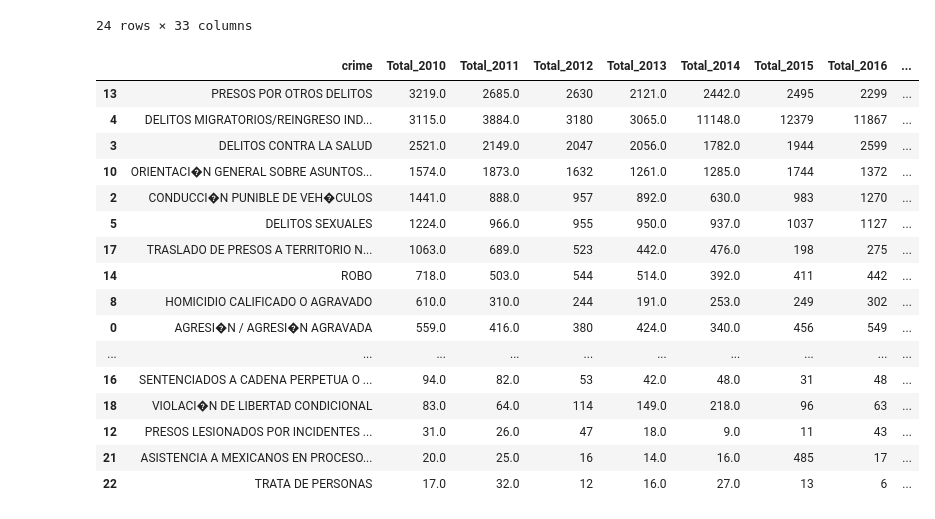
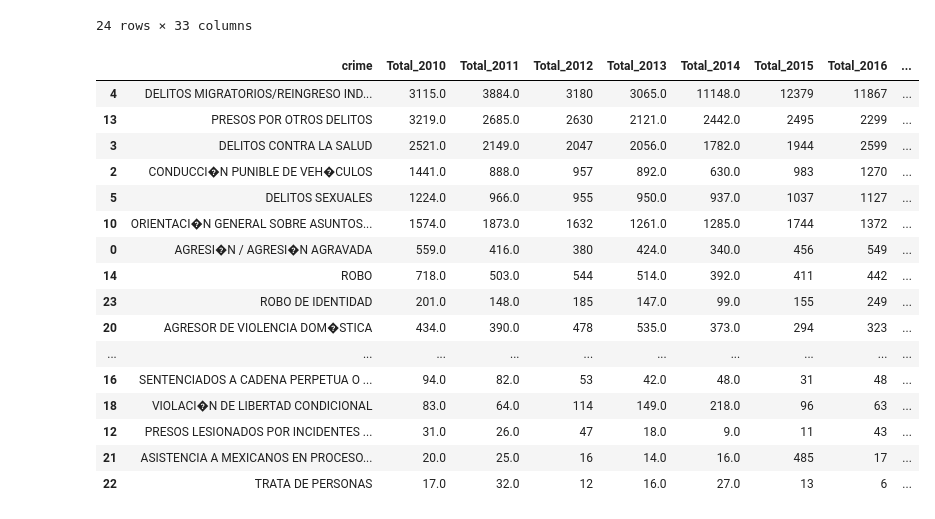
Before and after one commit to dbaptistr/data-studio, a Jupyter notebook: 02-project/Mexican crime abroad.ipynb, the cells around one changed output. Drawn from its saved outputs; the diff is of its cells as text; code cells hidden in the pictures.

```diff
--- a/02-project/Mexican crime abroad.ipynb
+++ b/02-project/Mexican crime abroad.ipynb
@@ -174,20 +174,20 @@ df.sort_values(by='Total_2010', ascending=False)
 # %%
 new_df = df[['crime','Total_2010', 'Total_2011', 'Total_2012', 'Total_2013', 'Total_2014', 'Total_2015', 'Total_2016', 'Total_2017']].copy()
 # %%
-new_df = new_df.sort_values(by='Total_2010', ascending=False)
+new_df = new_df.sort_values(by='Total_2017', ascending=False)
 new_df
 # %% [output]
 |  | crime | Total_2010 | Total_2011 | Total_2012 | Total_2013 | Total_2014 | Total_2015 | Total_2016 | ... |
+| 4 | DELITOS MIGRATORIOS/REINGRESO IND... | 3115.0 | 3884.0 | 3180 | 3065.0 | 11148.0 | 12379 | 11867 | ... |
 | 13 | PRESOS POR OTROS DELITOS | 3219.0 | 2685.0 | 2630 | 2121.0 | 2442.0 | 2495 | 2299 | ... |
-| 4 | DELITOS MIGRATORIOS/REINGRESO IND... | 3115.0 | 3884.0 | 3180 | 3065.0 | 11148.0 | 12379 | 11867 | ... |
 | 3 | DELITOS CONTRA LA SALUD | 2521.0 | 2149.0 | 2047 | 2056.0 | 1782.0 | 1944 | 2599 | ... |
-| 10 | ORIENTACI�N GENERAL SOBRE ASUNTOS... | 1574.0 | 1873.0 | 1632 | 1261.0 | 1285.0 | 1744 | 1372 | ... |
 | 2 | CONDUCCI�N PUNIBLE DE VEH�CULOS | 1441.0 | 888.0 | 957 | 892.0 | 630.0 | 983 | 1270 | ... |
 | 5 | DELITOS SEXUALES | 1224.0 | 966.0 | 955 | 950.0 | 937.0 | 1037 | 1127 | ... |
-| 17 | TRASLADO DE PRESOS A TERRITORIO N... | 1063.0 | 689.0 | 523 | 442.0 | 476.0 | 198 | 275 | ... |
+| 10 | ORIENTACI�N GENERAL SOBRE ASUNTOS... | 1574.0 | 1873.0 | 1632 | 1261.0 | 1285.0 | 1744 | 1372 | ... |
+| 0 | AGRESI�N / AGRESI�N AGRAVADA | 559.0 | 416.0 | 380 | 424.0 | 340.0 | 456 | 549 | ... |
 | 14 | ROBO | 718.0 | 503.0 | 544 | 514.0 | 392.0 | 411 | 442 | ... |
-| 8 | HOMICIDIO CALIFICADO O AGRAVADO | 610.0 | 310.0 | 244 | 191.0 | 253.0 | 249 | 302 | ... |
-| 0 | AGRESI�N / AGRESI�N AGRAVADA | 559.0 | 416.0 | 380 | 424.0 | 340.0 | 456 | 549 | ... |
+| 23 | ROBO DE IDENTIDAD | 201.0 | 148.0 | 185 | 147.0 | 99.0 | 155 | 249 | ... |
+| 20 | AGRESOR DE VIOLENCIA DOM�STICA | 434.0 | 390.0 | 478 | 535.0 | 373.0 | 294 | 323 | ... |
 | ... | ... | ... | ... | ... | ... | ... | ... | ... | ... |
 | 16 | SENTENCIADOS A CADENA PERPETUA O ... | 94.0 | 82.0 | 53 | 42.0 | 48.0 | 31 | 48 | ... |
 | 18 | VIOLACI�N DE LIBERTAD CONDICIONAL | 83.0 | 64.0 | 114 | 149.0 | 218.0 | 96 | 63 | ... |
```
Also changed, not shown: parts of 54 cells of this notebook.
